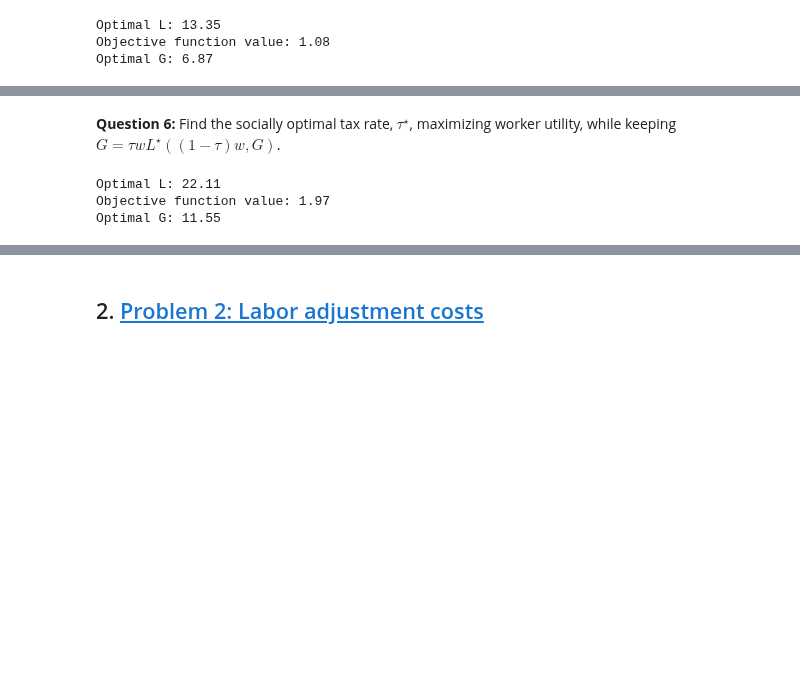
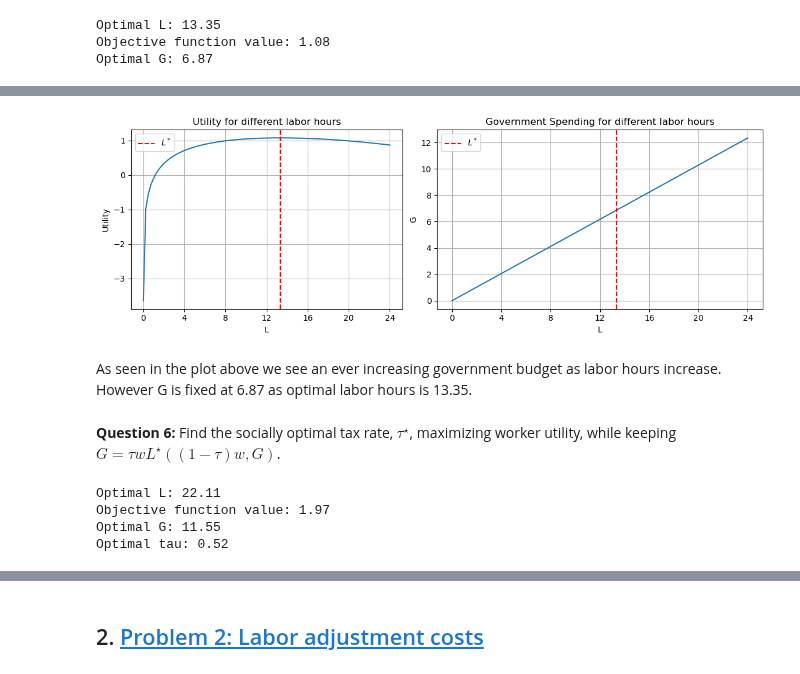
Before and after one commit to NumEconCopenhagen/projects-2023-bpr871, a Jupyter notebook: bpr871_eksamen/Q1-sissel.ipynb, the cells around one changed output, grey strips where cells are left out. Cells and saved outputs as stored; diff of their text form; code cells hidden in the pictures; blank space fills up the shorter version.

```diff
--- a/bpr871_eksamen/Q1-sissel.ipynb
+++ b/bpr871_eksamen/Q1-sissel.ipynb
@@ -331,7 +340,7 @@ instance_q1.illustrate_optimal_ces(par='par1',var='L')
 instance_q1.par2.tau = instance_q1.optimal_tau
 
 # Call the optimize_tau_and_print_ces method
-instance_q1.optimize_and_print_ces(par='par2',var='L')
+optimal_L, optimal_tau = instance_q1.optimize_and_print_ces(par='par2',var='L')
 # %% [output]
 Optimal L: 13.35
 Objective function value: 1.08
@@ -343,13 +355,18 @@ instance_q1.illustrate_optimal_ces(par='par2',var='L')
+# %%
+# Plotting utility and Government Budget for different levels of labor hours
+instance_q1.illustrate_optimal_ces(par='par2', var='L', optimal_L=optimal_L)
+# %% [output]
+[figure, added]
+# %% [markdown]
+As seen in the plot above we see an ever increasing government budget as labor hours increase. However G is fixed at 6.87 as optimal labor hours is 13.35.
 # %% [markdown]
 **Question 6:** Find the socially optimal tax rate, $\tau^{\star}$, maximizing worker utility, while keeping $G = \tau w L^{\star}((1-\tau)w,G)$.
 # %%
 # Solution for parameters in Set 1:
-# Fixing tau at the optimal value obtained in previous question
-#instance_q1.par1.tau = instance_q1.optimal_tau
-
 # Call the optimize_tau_and_print_ces method
-instance_q1.optimize_and_print_ces(par='par1', var='L_tau')
+optimal_L, optimal_tau = instance_q1.optimize_and_print_ces(par='par1', var='L_tau')
 # %% [output]
 Optimal L: 22.11
 Objective function value: 1.97
 Optimal G: 11.55
+Optimal tau: 0.52
```
Also changed, not shown: parts of 12 cells of this notebook, 1 other file.
